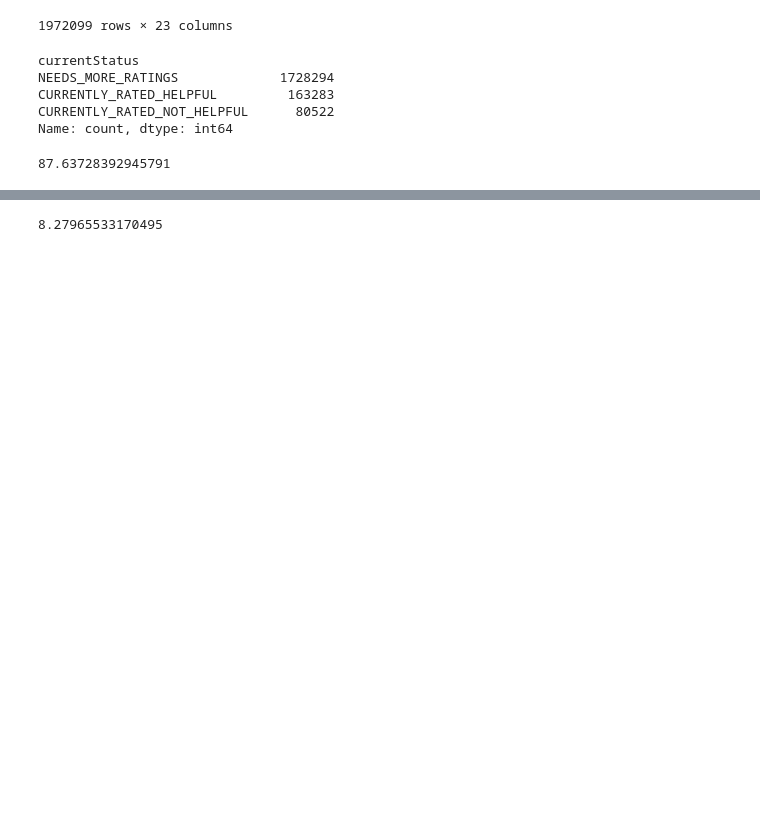
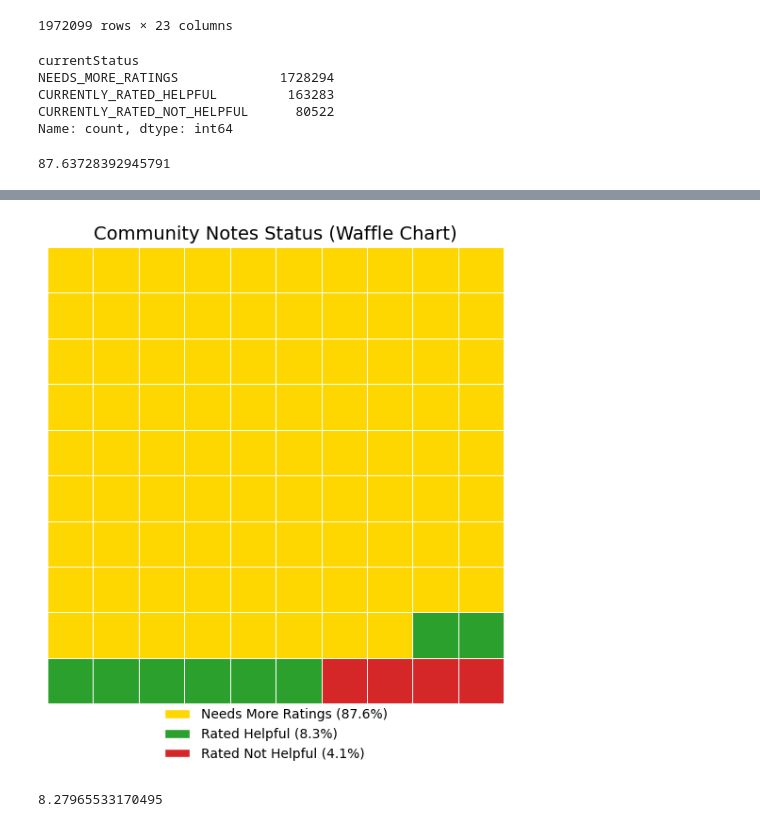
Before and after one commit to hazel-gandhi/infowarfare-analysis, a Jupyter notebook: community-notes-analysis.ipynb, the cells around one changed output, grey strips where cells are left out. Saved outputs shown, nothing was run; the diff lists cells and outputs as text; code cells hidden in the pictures; blank space fills up the shorter version.

```diff
--- a/community-notes-analysis.ipynb
+++ b/community-notes-analysis.ipynb
@@ -38,3 +55,66 @@ Name: count, dtype: int64
+# %%
+import matplotlib.pyplot as plt
+import seaborn as sns
+import numpy as np
+
+# Data
+data = {
+    'Needs More Ratings': 87.6,
+    'Rated Helpful': 8.27,
+    'Rated Not Helpful': 4.08
+}
+
+# Colors
+colors = {
+    'Needs More Ratings': '#FFD700',  # yellow
+    'Rated Helpful': '#2ca02c',       # green
+    'Rated Not Helpful': '#d62728'    # red
+}
+
+# Convert percentages to grid squares
+total_squares = 100
+category_counts = {k: round(v * total_squares / 100) for k, v in data.items()}
+
+# Fill list with category labels
+waffle = []
+for category, count in category_counts.items():
+    waffle += [category] * count
+waffle += [''] * (total_squares - len(waffle))  # pad if needed
+
+# Create 10x10 grid
+grid = np.array(waffle).reshape((10, 10))
+
+# Plot
+fig, ax = plt.subplots(figsize=(6, 6))
+for row in range(10):
+    for col in range(10):
+        category = grid[row, col]
+        color = colors.get(category, 'white')
+        ax.add_patch(plt.Rectangle(
+            (col, 9 - row), 1, 1,
+            facecolor=color,
+            edgecolor='white',      # 👈 border color
+            linewidth=0.7           # 👈 border width
+        ))
+
+# Legend
+handles = [plt.Rectangle((0, 0), 1, 1, color=colors[k], ec='white') for k in data]
+labels = [f"{k} ({data[k]:.1f}%)" for k in data]
+ax.legend(handles, labels, loc='lower center', bbox_to_anchor=(0.5, -0.15), ncol=1, frameon=False)
+
+# Format
+ax.set_xlim(0, 10)
+ax.set_ylim(0, 10)
+ax.set_xticks([])
+ax.set_yticks([])
+ax.set_aspect('equal')
+ax.set_title("Community Notes Status (Waffle Chart)", fontsize=14)
+sns.despine(left=True, bottom=True)
+plt.tight_layout()
+# plt.show()
+plt.savefig("community_notes_waffle.svg", format="svg")
+# %% [output]
+[figure, added]
 # %%
 #pct of notes rated helpful
 (163283*100)/1972099
```
Also changed, not shown: parts of 14 cells of this notebook, 5 other files.
